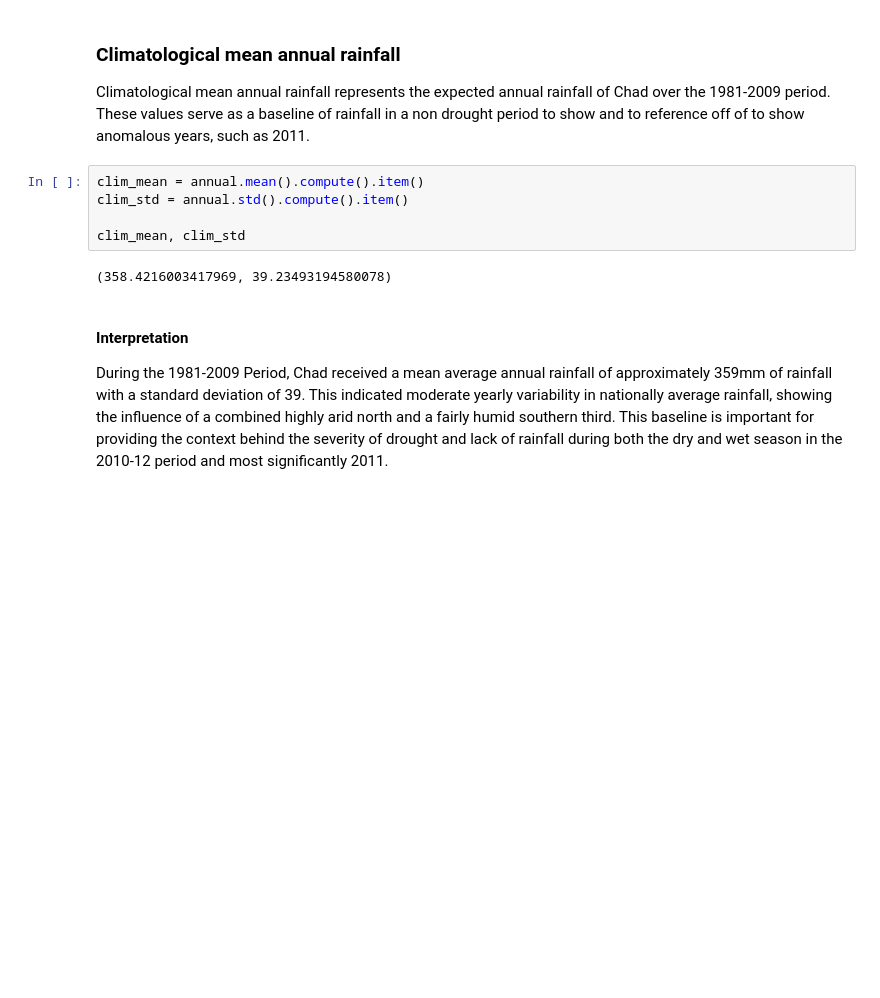
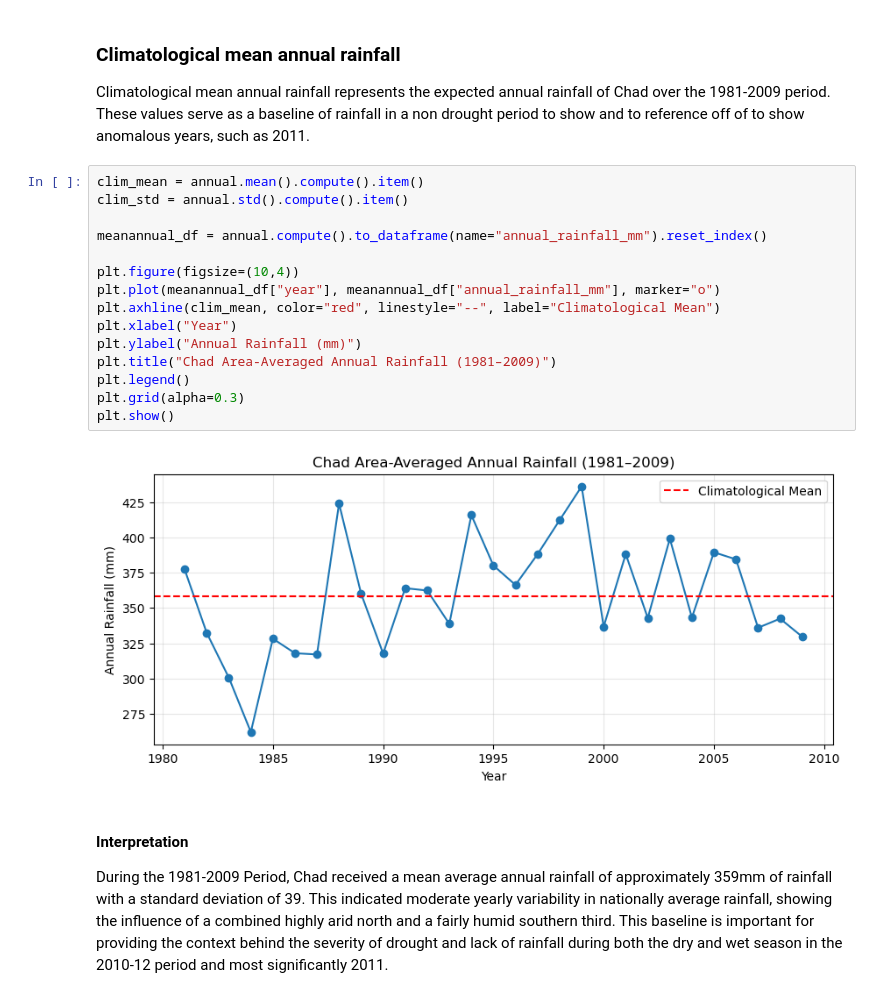
Before and after one commit to sgosmyt2/climate-extremes-risk-analysis, a Jupyter notebook: notebooks/Chad2011ExtremeWeather.ipynb, the cells around one changed output. Cells and saved outputs as stored; diff of their text form; blank space fills up the shorter version.

Commit message:
Adding Interannual variability analysis and graph for annual rainfall

```diff
--- a/notebooks/Chad2011ExtremeWeather.ipynb
+++ b/notebooks/Chad2011ExtremeWeather.ipynb
@@ -165,10 +165,20 @@ hist_antotal = (hist_mean.groupby("time.year").sum("time").to_dataframe(name="an
 # %%
 clim_mean = annual.mean().compute().item()
 clim_std = annual.std().compute().item()
 
-clim_mean, clim_std
+meanannual_df = annual.compute().to_dataframe(name="annual_rainfall_mm").reset_index()
+
+plt.figure(figsize=(10,4))
+plt.plot(meanannual_df["year"], meanannual_df["annual_rainfall_mm"], marker="o")
+plt.axhline(clim_mean, color="red", linestyle="--", label="Climatological Mean")
+plt.xlabel("Year")
+plt.ylabel("Annual Rainfall (mm)")
+plt.title("Chad Area-Averaged Annual Rainfall (1981–2009)")
+plt.legend()
+plt.grid(alpha=0.3)
+plt.show()
 # %% [output]
-(358.4216003417969, 39.23493194580078)
+[figure, added]
 # %% [markdown]
 #### Interpretation
 
```
Also changed, not shown: parts of 3 cells of this notebook.
